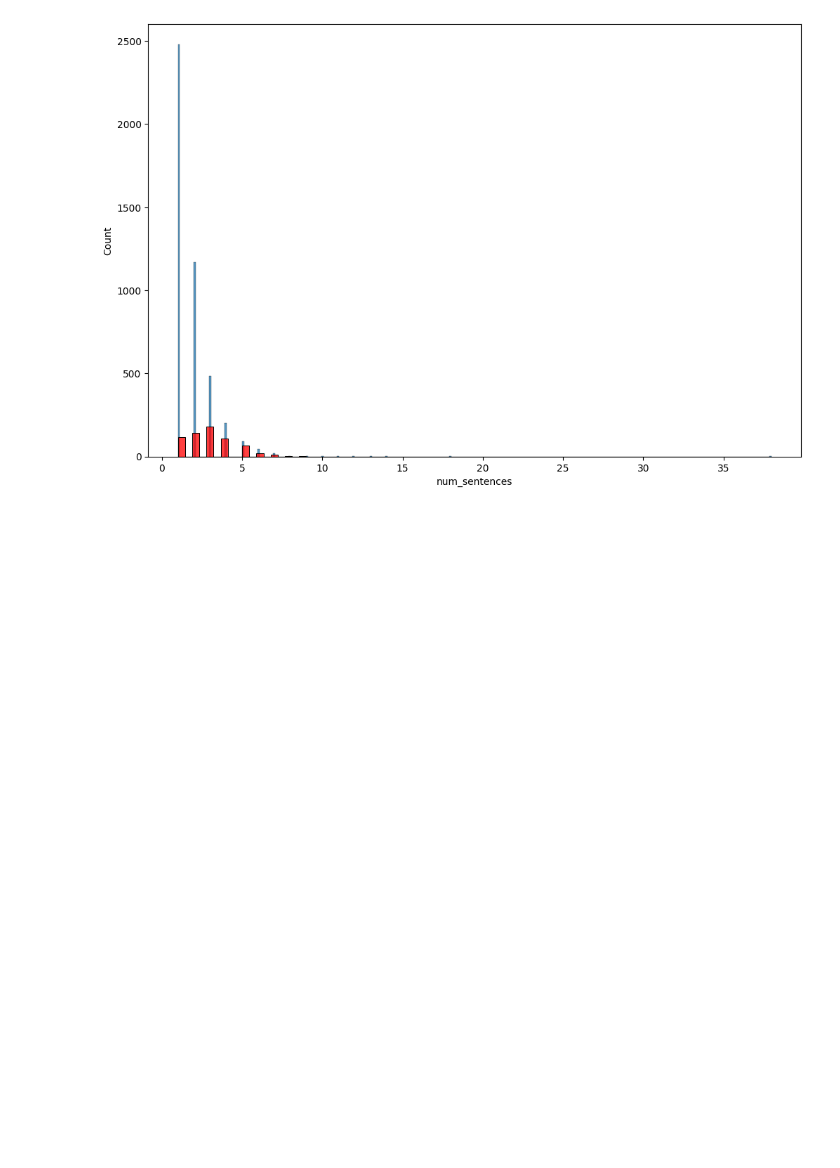
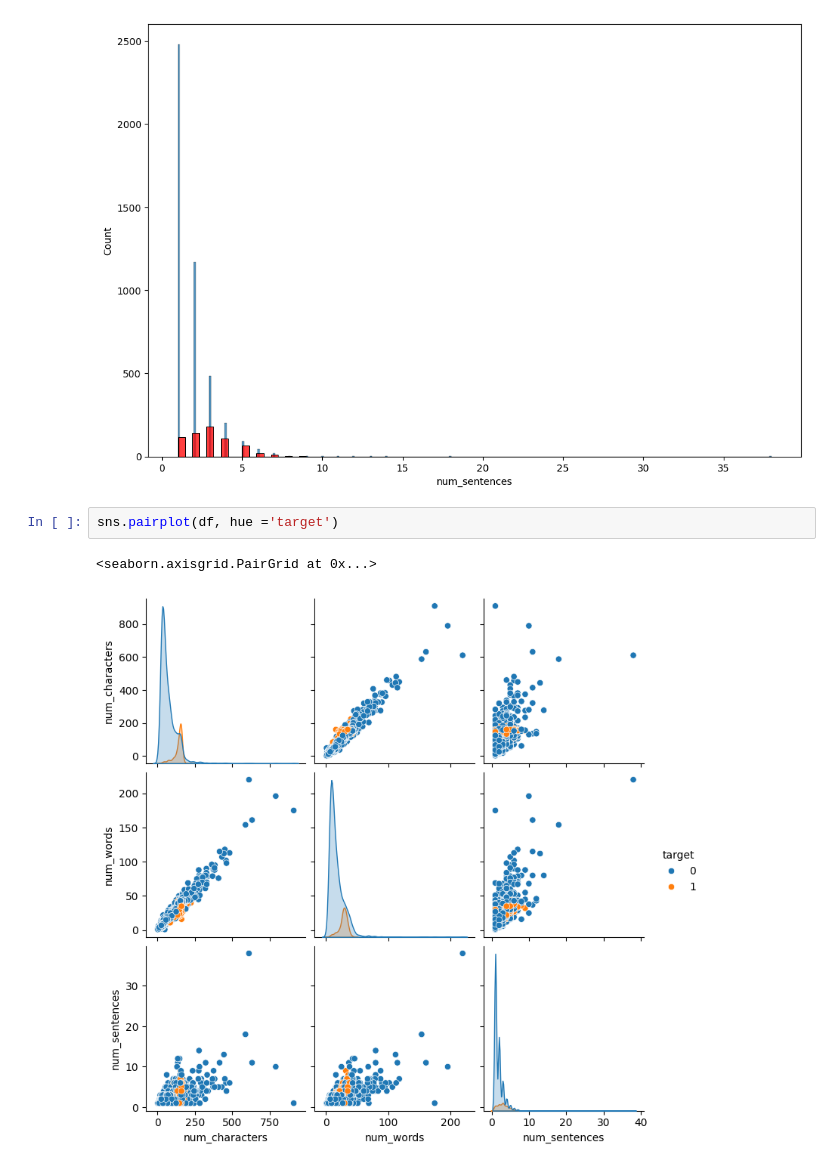
Before and after one commit to rakshamishra54/Spam-mail-SMS-classifier, a Jupyter notebook: spam-classifier.ipynb, the cells around one changed output. Cells and saved outputs as stored; diff of their text form; blank space fills up the shorter version.

```diff
--- a/spam-classifier.ipynb
+++ b/spam-classifier.ipynb
@@ -262,3 +263,8 @@ sns.histplot(df[df['target']==1]['num_sentences'] , color='red')
 # %% [output]
 <Axes: xlabel='num_sentences', ylabel='Count'>
 [figure]
+# %%
+sns.pairplot(df, hue ='target')
+# %% [output]
+<seaborn.axisgrid.PairGrid at 0x...>
+[figure, added]
```
Also changed, not shown: parts of 55 cells of this notebook.
